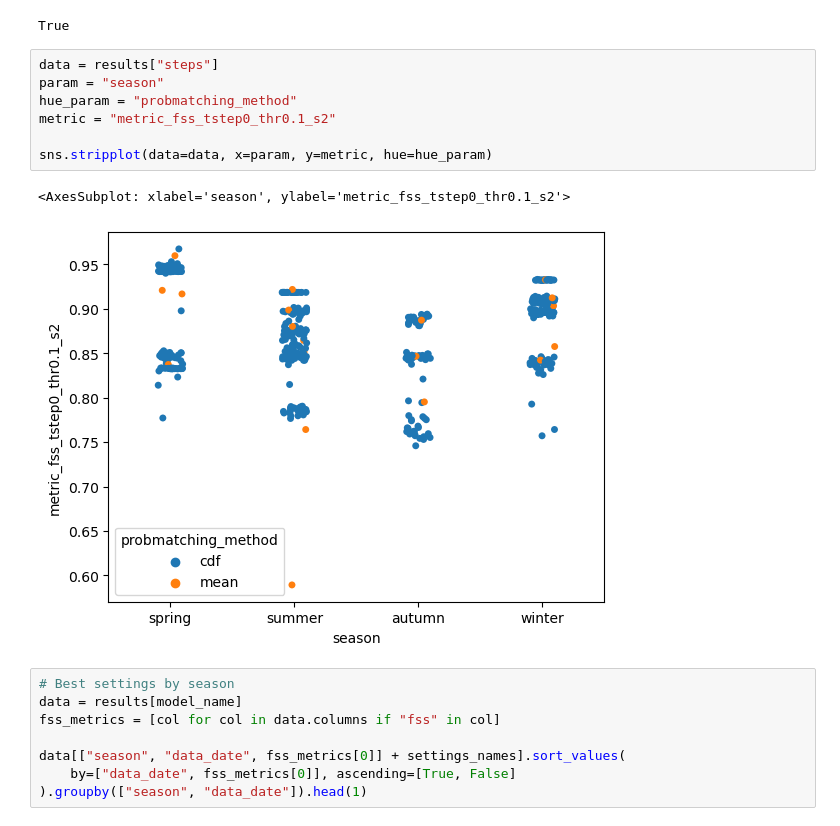
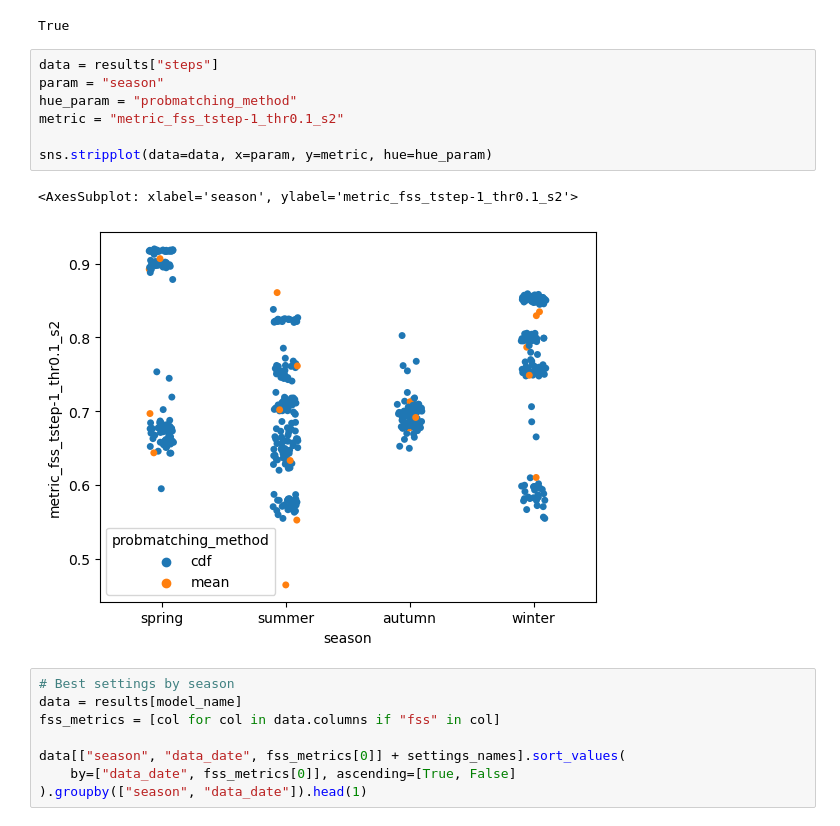
Before and after one commit to pazars/orkans, a Jupyter notebook: notebooks/explore_results.ipynb, the cells around one changed output. Cells and saved outputs as stored; diff of their text form.

```diff
--- a/notebooks/explore_results.ipynb
+++ b/notebooks/explore_results.ipynb
@@ -192,13 +193,13 @@ True
 # %%
 data = results["steps"]
 param = "season"
 hue_param = "probmatching_method"
-metric = "metric_fss_tstep0_thr0.1_s2"
+metric = "metric_fss_tstep-1_thr0.1_s2"
 
 sns.stripplot(data=data, x=param, y=metric, hue=hue_param)
 # %% [output]
-<AxesSubplot: xlabel='season', ylabel='metric_fss_tstep0_thr0.1_s2'>
+<AxesSubplot: xlabel='season', ylabel='metric_fss_tstep-1_thr0.1_s2'>
-[figure, old version]
+[figure, new version]
 # %%
 # Best settings by season
 data = results[model_name]
```
Also changed, not shown: parts of 4 cells of this notebook, 1 other file.
